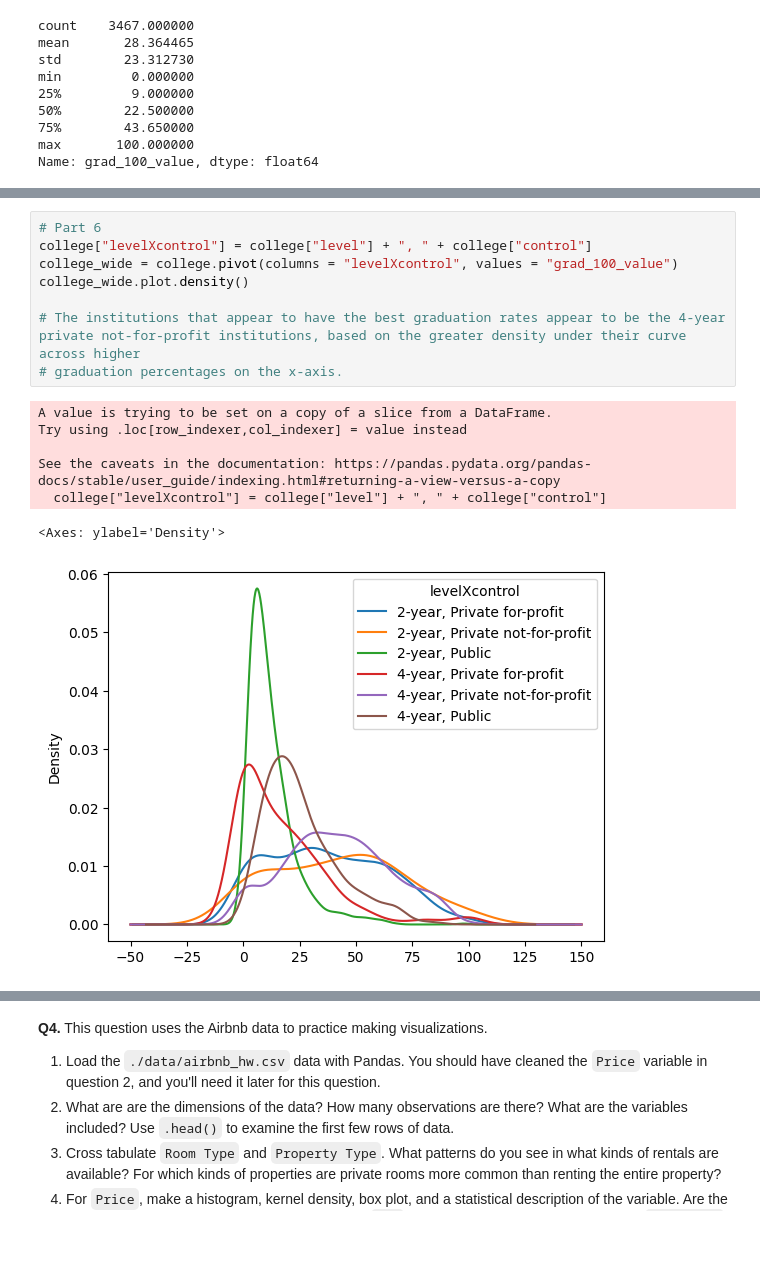
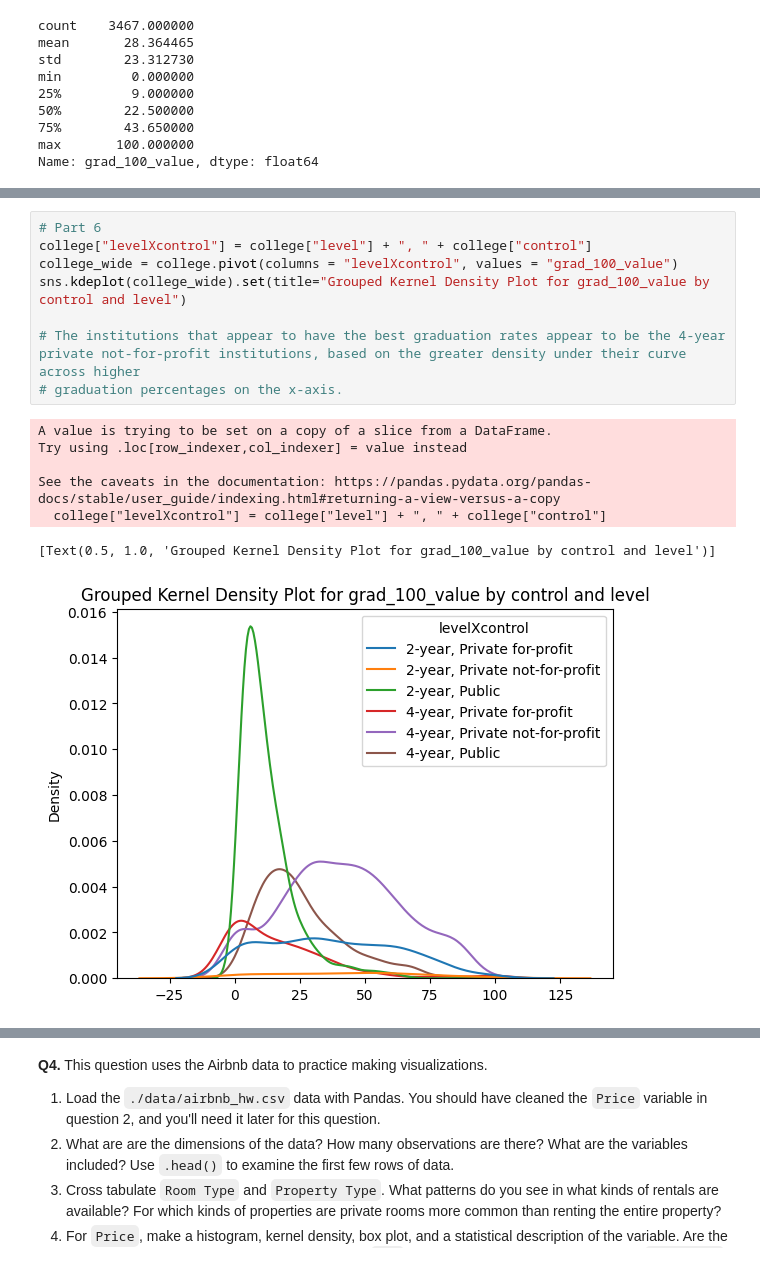
Before and after one commit to chrryyy/assignment2, a Jupyter notebook: assignment2.ipynb, the cells around one changed output, grey strips where cells are left out. Drawn from its saved outputs; the diff is of its cells as text; blank space fills up the shorter version.

```diff
--- a/assignment2.ipynb
+++ b/assignment2.ipynb
@@ -291,18 +283,18 @@ college_level.describe()
 # %%
 # Part 6
 college["levelXcontrol"] = college["level"] + ", " + college["control"]
 college_wide = college.pivot(columns = "levelXcontrol", values = "grad_100_value")
-college_wide.plot.density()
+sns.kdeplot(college_wide).set(title="Grouped Kernel Density Plot for grad_100_value by control and level")
 
 # The institutions that appear to have the best graduation rates appear to be the 4-year private not-for-profit institutions, based on the greater density under their curve across higher
 # graduation percentages on the x-axis.
 # %% [output]
 A value is trying to be set on a copy of a slice from a DataFrame.
 Try using .loc[row_indexer,col_indexer] = value instead
 
 See the caveats in the documentation: https://pandas.pydata.org/pandas-docs/stable/user_guide/indexing.html#returning-a-view-versus-a-copy
   college["levelXcontrol"] = college["level"] + ", " + college["control"]
-<Axes: ylabel='Density'>
+[Text(0.5, 1.0, 'Grouped Kernel Density Plot for grad_100_value by control and level')]
-[figure, old version]
+[figure, new version]
 # %%
 # Part 7
```
Also changed, not shown: parts of 13 cells of this notebook.
